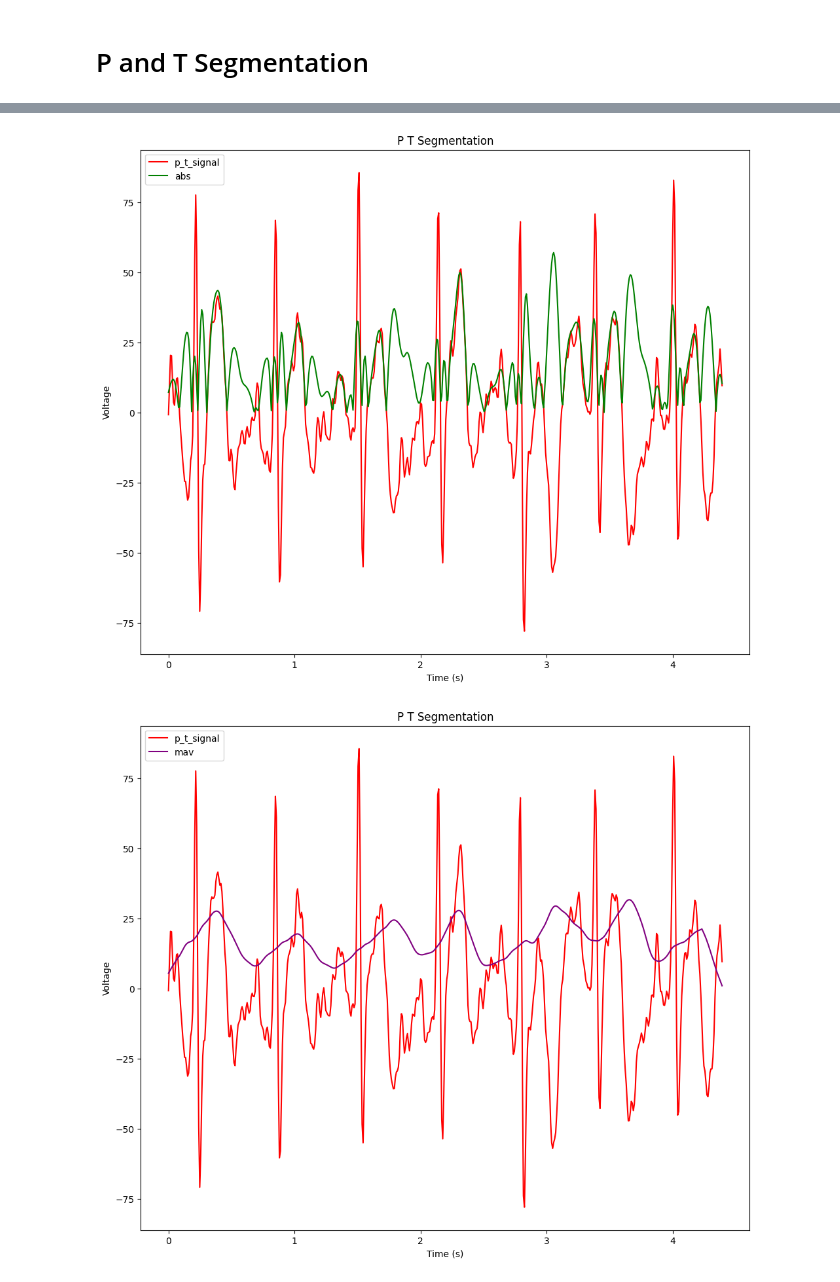
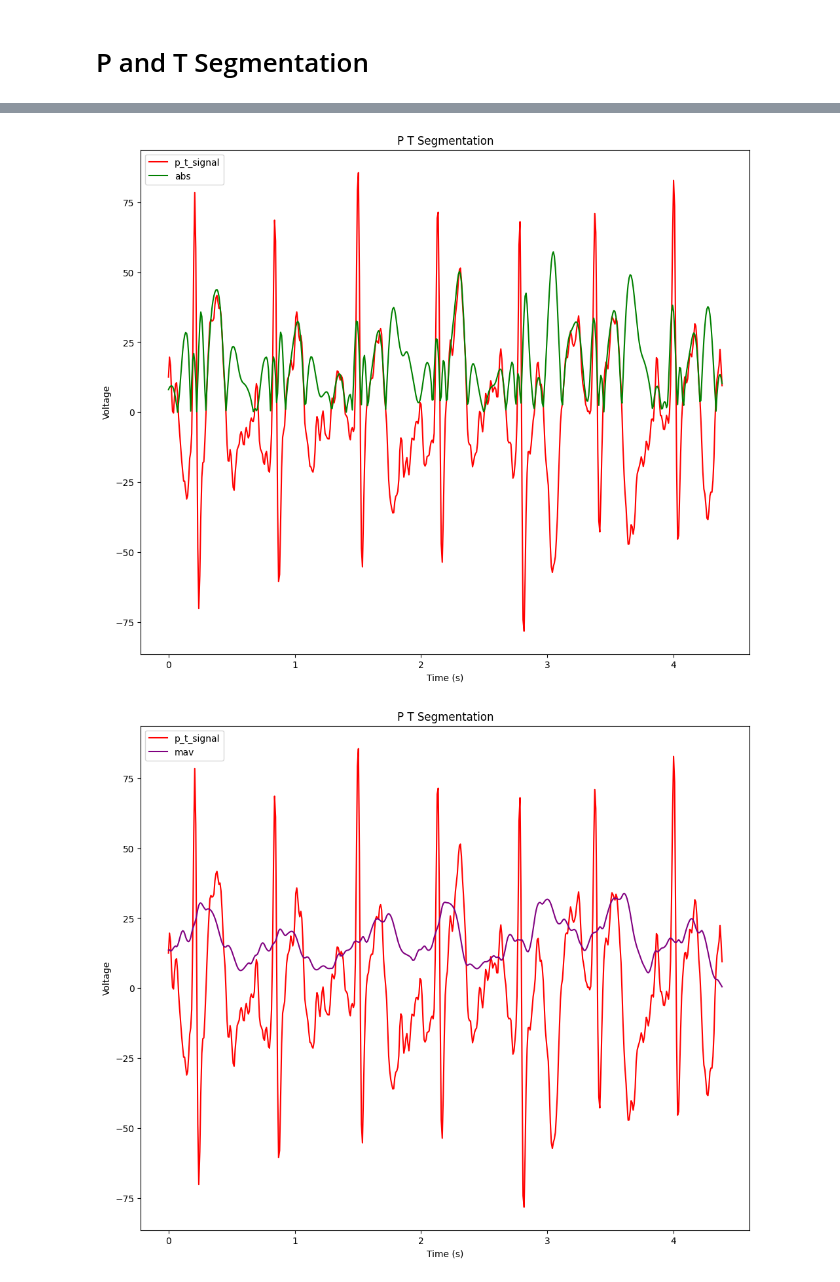
Before and after one commit to hiikariri/ecg-signal-processing, a Jupyter notebook: final_project_dps_5023221004_Levy.ipynb, the cells around one changed output, grey strips where cells are left out. Drawn from its saved outputs; the diff is of its cells as text; code cells hidden in the pictures.

```diff
--- a/final_project_dps_5023221004_Levy.ipynb
+++ b/final_project_dps_5023221004_Levy.ipynb
@@ -159,7 +178,7 @@ sampling_freq = int(input("Enter the sampling frequency: "))
 try:
     print("Loading data...")
     data_path = "/content/drive/MyDrive/" + path + ".txt"
-    sequence, data = np.loadtxt(data_path, skiprows=1, delimiter=None, unpack=True)
+    sequence, data = np.loadtxt(data_path, skiprows=2, delimiter=None, unpack=True)
 except Exception as e:
     print(f"Error loading data: {e}")
     exit(1)
@@ -266,8 +289,8 @@ plt.figure(figsize=(12, 10))
 plot(time_axis, segmented_data, 'QRS Segmentation ECG After Absolute', 'Time (s)', 'Voltage', 'Absolute', 111, color='red')
 plot(time_axis, data_filtered, 'QRS Segmentation ECG After Absolute', 'Time (s)', 'Voltage', 'Signal', 111, color='blue')
 
-segmented_data = moving_average(segmented_data, 10)
-segmented_data = moving_average(segmented_data[::-1], 10)[::-1]
+segmented_data = moving_average(segmented_data, 9)
+segmented_data = moving_average(segmented_data[::-1], 9)[::-1]
 plt.figure(figsize=(12, 10))
 plot(time_axis, segmented_data, 'QRS Segmentation ECG After MAV', 'Time (s)', 'Voltage', 'MAV', 111, color='red')
 plot(time_axis, data_filtered, 'QRS Segmentation ECG After MAV', 'Time (s)', 'Voltage', 'Signal', 111, color='blue')
@@ -342,20 +365,20 @@ plot(time_axis, data_filtered, 'P T Segmentation', 'Time (s)', 'Voltage', 'Signa
 dft_new = dft(len(new_data_filtered), new_data_filtered)
 abs_t = abs(new_data_filtered)
 mav_t = moving_average(abs_t, 21)
-mav_t = moving_average(mav_t[::-1], 21)[::-1]
+mav_t = moving_average(abs_t[::-1], 21)[::-1]
 
-threshold_new = 0.3 * np.max(mav_t)
+threshold_new = 0.2 * np.max(mav_t)
 peaks_new = detect_peaks(mav_t, threshold_new)
-pulse_t = generate_pulse_qrs(mav_t, peaks_new, width=10, threshold=threshold_new)
-pulse_t = pulse_t * threshold
-pulse_t = pulse_t - pulse_qrs
+pulse_pt = generate_pulse_qrs(mav_t, peaks_new, width=10, threshold=threshold_new)
+pulse_pt = pulse_pt * threshold
+pulse_pt = pulse_pt - pulse_qrs
 
-
-
+for i in range(len(pulse_pt)):
+  if pulse_pt[i] < 0:
+    pulse_pt[i] = 0
 
 peak_times_new = time_axis[peaks_new]
 peak_values_new = mav_t[peaks_new]
-
 
 plt.figure(figsize=(12, 10))
 plot(time_axis, data_filtered, 'P T Segmentation', 'Time (s)', 'Voltage', 'p_t_signal', 111, color='red')
@@ -366,8 +389,8 @@ plot(time_axis, mav_t, 'P T Segmentation', 'Time (s)', 'Voltage', 'mav', 111, co
 plt.figure(figsize=(12, 10))
 plt.scatter(peak_times_new, peak_values_new, color='red', zorder=5, label='Peaks', marker='x')
 plot(time_axis, mav_t, 'P T Segmentation ECG Result', 'Time (s)', 'Voltage', 'MAV', 111, color='skyblue')
-plot(time_axis, pulse_t, 'P T Segmentation ECG Result', 'Time (s)', 'Voltage', 'P T Pulse', 111, color='red')
+plot(time_axis, pulse_pt, 'P T Segmentation ECG Result', 'Time (s)', 'Voltage', 'P T Pulse', 111, color='red')
 plot(time_axis, data_filtered, 'P T Segmentation ECG Result', 'Time (s)', 'Voltage', 'Signal', 111, color='blue')
 plt.figure(figsize=(12, 10))
-plot(freq_axis, dft_new, 'P T Segmentation', 'Frequency (Hz)', 'Voltage', 'DFT', 111, color='purple', stem=True)
+plot(freq_axis, dft_new, 'P T Segmentation', 'Frequency (Hz)', 'Magnitude', 'DFT', 111, color='purple', stem=True)
 # %% [output]
@@ -375,2 +398,2 @@ plot(freq_axis, dft_new, 'P T Segmentation', 'Frequency (Hz)', 'Voltage', 'DFT',
-[figure, old version]
+[figure, new version]
-[figure, old version]
+[figure, new version]
```
Also changed, not shown: parts of 11 cells of this notebook.
